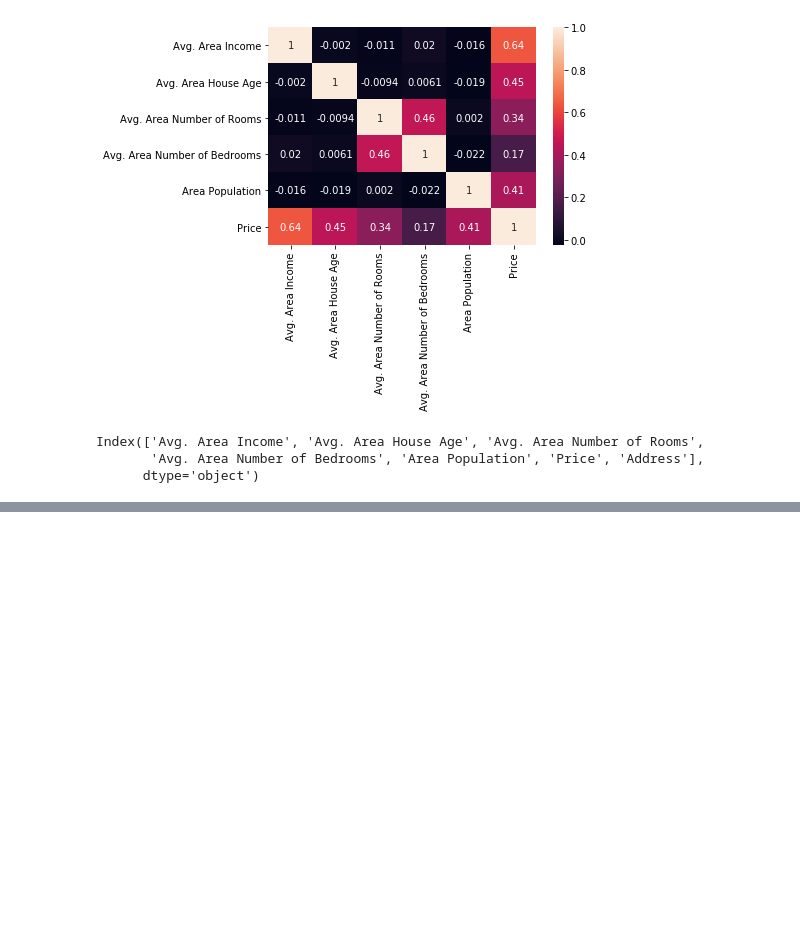
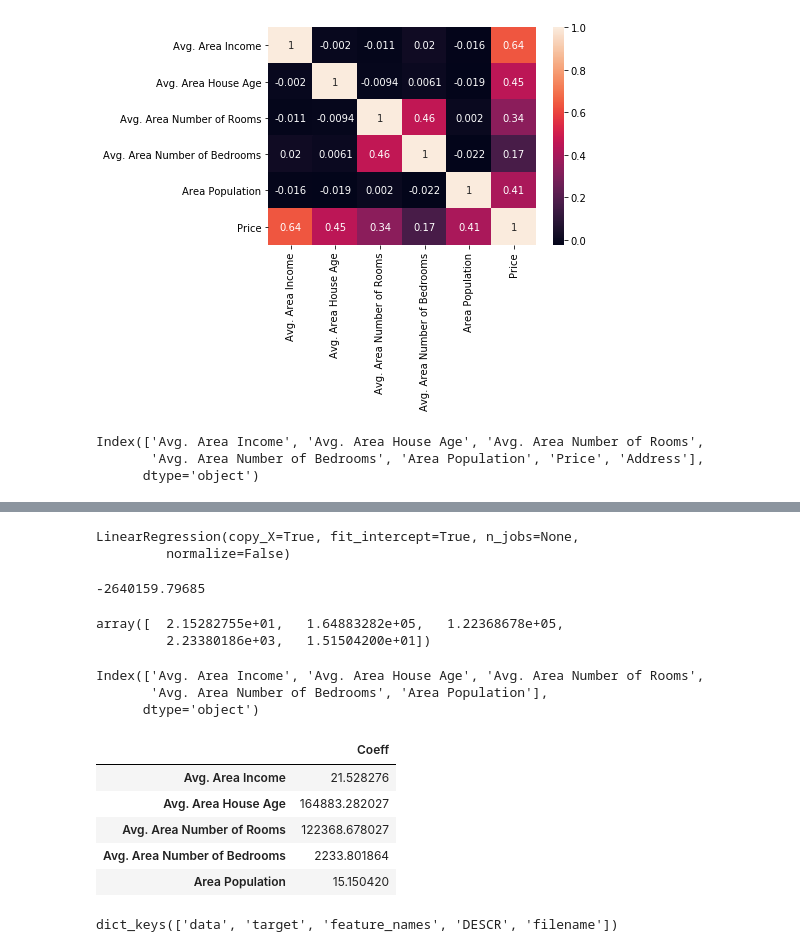
Before and after one commit to chikoungoun/Python-for-Datascience---jportilla, a Jupyter notebook: Machine Learning/Linear Regression/Linear Regression.ipynb, the cells around one changed output, grey strips where cells are left out. Cells and saved outputs as stored; diff of their text form; code cells hidden in the pictures; blank space fills up the shorter version.

Commit message:
First sklearn fucntions : train_test, linear regression

```diff
--- a/Machine Learning/Linear Regression/Linear Regression.ipynb
+++ b/Machine Learning/Linear Regression/Linear Regression.ipynb
@@ -84,0 +91,2 @@ y = df['Price']
+# %%
+X_train, X_test, y_train, y_test = train_test_split(X, y, test_size=0.4, random_state=101)
@@ -84,0 +95,36 @@ y = df['Price']
+# %%
+lm = LinearRegression()
+# %%
+lm.fit(X_train, y_train)
+# %% [output]
+LinearRegression(copy_X=True, fit_intercept=True, n_jobs=None,
+         normalize=False)
+# %%
+#print the intercept
+print(lm.intercept_)
+# %% [output]
+-2640159.79685
+# %%
+#return the coefficient
+lm.coef_
+# %% [output]
+array([  2.15282755e+01,   1.64883282e+05,   1.22368678e+05,
+         2.23380186e+03,   1.51504200e+01])
+# %%
+X_train.columns
+# %% [output]
+Index(['Avg. Area Income', 'Avg. Area House Age', 'Avg. Area Number of Rooms',
+       'Avg. Area Number of Bedrooms', 'Area Population'],
+      dtype='object')
+# %%
+# Grouping the coefficient of each feature
+cdf = pd.DataFrame(lm.coef_, X.columns,columns=['Coeff'])
+# %%
+cdf
+# %% [output]
+|  | Coeff |
+| Avg. Area Income | 21.528276 |
+| Avg. Area House Age | 164883.282027 |
+| Avg. Area Number of Rooms | 122368.678027 |
+| Avg. Area Number of Bedrooms | 2233.801864 |
+| Area Population | 15.150420 |
@@ -84,0 +135,4 @@ y = df['Price']
+# %%
+boston.keys()
+# %% [output]
+dict_keys(['data', 'target', 'feature_names', 'DESCR', 'filename'])
```
Also changed, not shown: parts of 8 cells of this notebook.
